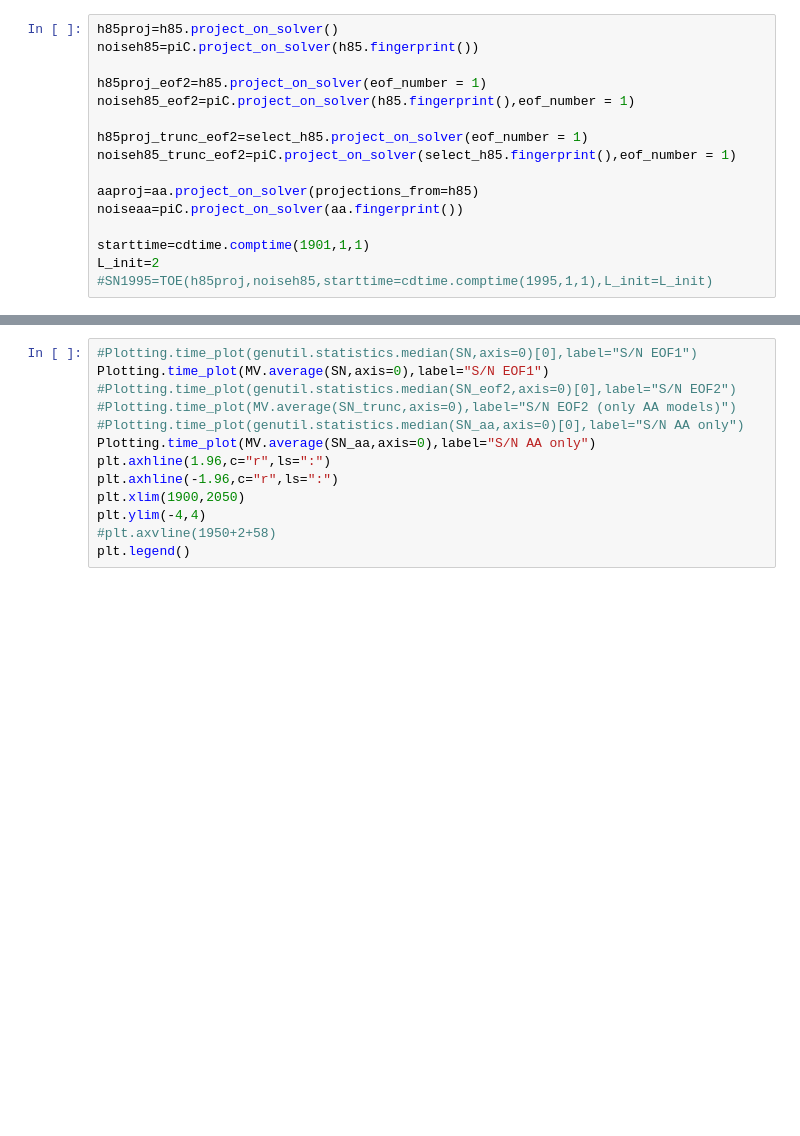
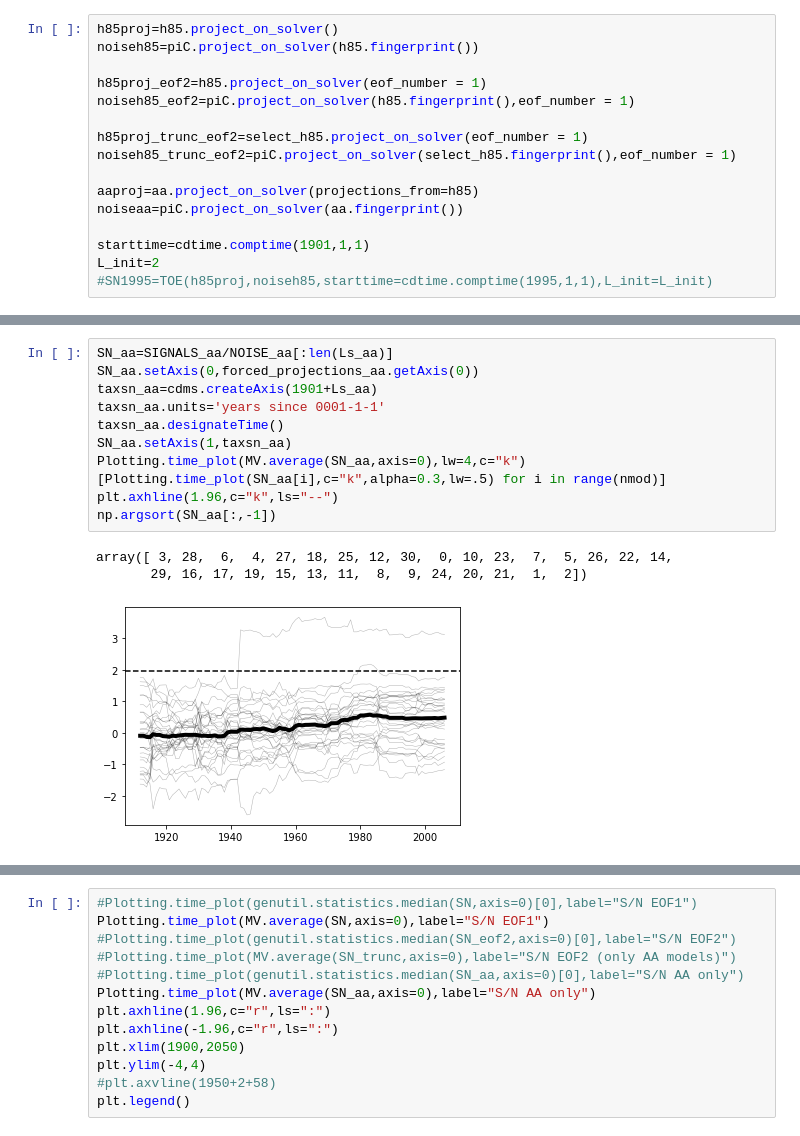
Before and after one commit to katemarvel/Sahel_Code, a Jupyter notebook: SahelFingerprinting.ipynb, the cells around one changed output, grey strips where cells are left out. Drawn from its saved outputs; the diff is of its cells as text; blank space fills up the shorter version.

```diff
--- a/SahelFingerprinting.ipynb
+++ b/SahelFingerprinting.ipynb
@@ -559,0 +682,15 @@ SN_trunc=TOE(h85proj_trunc_eof2,noiseh85_trunc_eof2,starttime=starttime,L_init=L
+# %%
+SN_aa=SIGNALS_aa/NOISE_aa[:len(Ls_aa)]
+SN_aa.setAxis(0,forced_projections_aa.getAxis(0))
+taxsn_aa=cdms.createAxis(1901+Ls_aa)
+taxsn_aa.units='years since 0001-1-1'
+taxsn_aa.designateTime()
+SN_aa.setAxis(1,taxsn_aa)
+Plotting.time_plot(MV.average(SN_aa,axis=0),lw=4,c="k")
+[Plotting.time_plot(SN_aa[i],c="k",alpha=0.3,lw=.5) for i in range(nmod)]
+plt.axhline(1.96,c="k",ls="--")
+np.argsort(SN_aa[:,-1])
+# %% [output]
+array([ 3, 28,  6,  4, 27, 18, 25, 12, 30,  0, 10, 23,  7,  5, 26, 22, 14,
+       29, 16, 17, 19, 15, 13, 11,  8,  9, 24, 20, 21,  1,  2])
+[figure, added]
```
Also changed, not shown: parts of 32 cells of this notebook.
